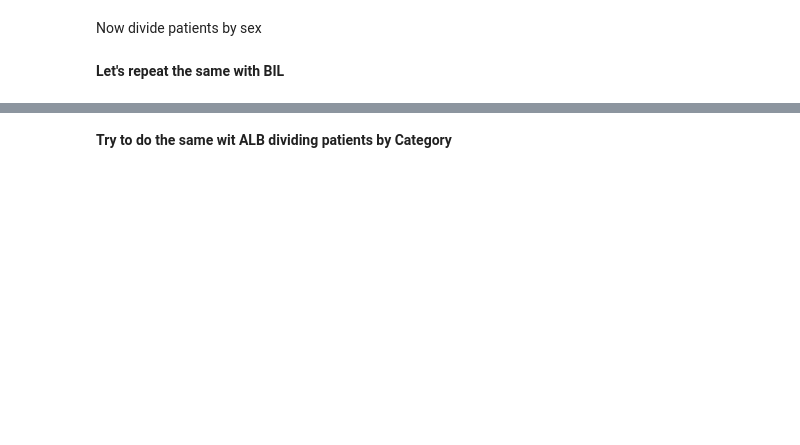
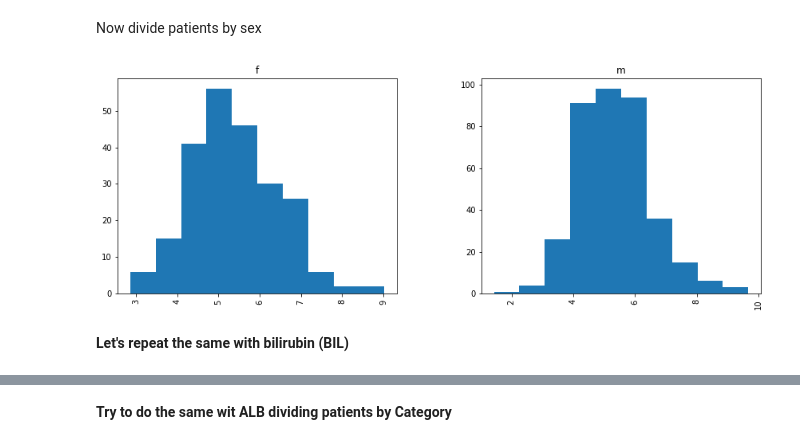
Before and after one commit to UlaSmycz/NGSeminar_biostatistics, a Jupyter notebook: NGSeminar - Introduction to biostatistics.ipynb, the cells around one changed output, grey strips where cells are left out. Drawn from its saved outputs; the diff is of its cells as text; code cells hidden in the pictures; blank space fills up the shorter version.

```diff
--- a/NGSeminar - Introduction to biostatistics.ipynb
+++ b/NGSeminar - Introduction to biostatistics.ipynb
@@ -213,9 +269,11 @@ ax.grid(False)
 # %% [markdown]
 Now divide patients by sex
 # %%
-pd.DataFrame.hist(data = hcvDataG, column = 'CHOL', by='Sex', figsize=(14,5))
+_ = pd.DataFrame.hist(data = hcvDataG, column = 'CHOL', by='Sex', figsize=(14,5))
+# %% [output]
+[figure, added]
 # %% [markdown]
-**Let's repeat the same with BIL**
+**Let's repeat the same with bilirubin (BIL)**
 # %%
 fig = plt.figure(figsize=(7,5))
 ax = fig.add_subplot(111)
```
Also changed, not shown: parts of 91 cells of this notebook.
